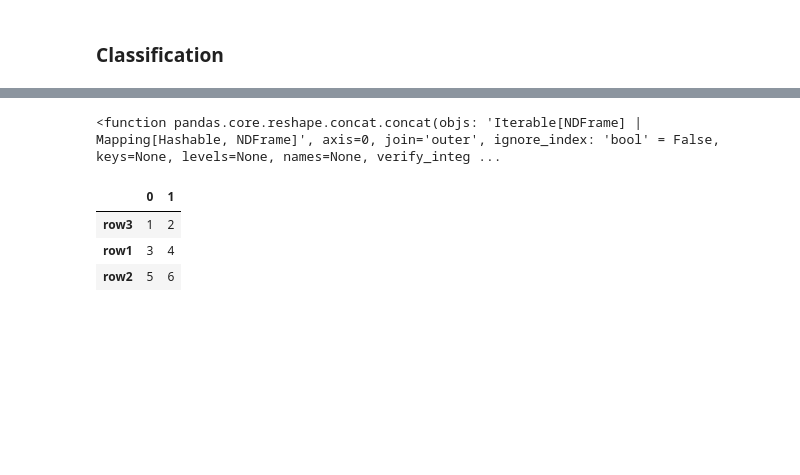
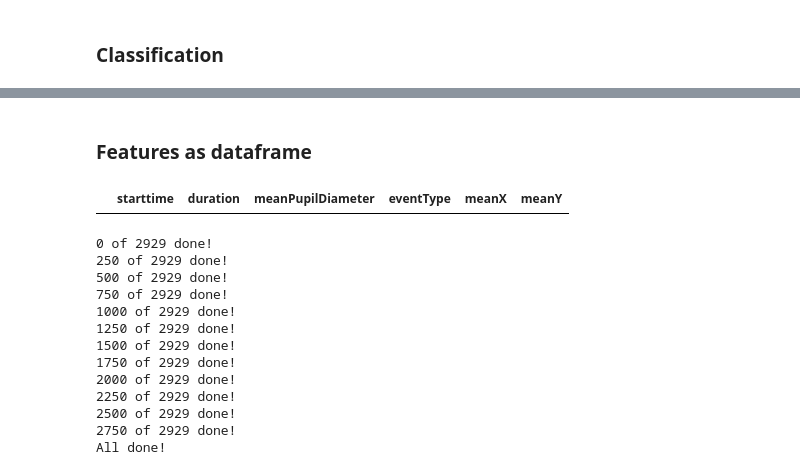
Before and after one commit to kroglkt/CogSci3, a Jupyter notebook: DOVES classifier.ipynb, the cells around one changed output, grey strips where cells are left out. Cells and saved outputs as stored; diff of their text form; code cells hidden in the pictures; blank space fills up the shorter version.

```diff
--- a/DOVES classifier.ipynb
+++ b/DOVES classifier.ipynb
@@ -683,22 +723,44 @@ Avg. precision = 0.0
+# %% [markdown]
+### Features as dataframe
 # %%
 features = pd.DataFrame(columns=['starttime','duration', 'meanPupilDiameter', 'eventType', 'meanX', 'meanY'])
-pd.concat
+features
 # %% [output]
-<function pandas.core.reshape.concat.concat(objs: 'Iterable[NDFrame] | Mapping[Hashable, NDFrame]', axis=0, join='outer', ignore_index: 'bool' = False, keys=None, levels=None, names=None, verify_integ ...
+|  | starttime | duration | meanPupilDiameter | eventType | meanX | meanY |
-# %%
-a_row = pd.Series([1, 2])
-
-df = pd.DataFrame([[3, 4], [5, 6]], index = ["row1", "row2"])
-
-
-row_df = pd.DataFrame([a_row], index = ["row3"])
-
-df = pd.concat([row_df, df])
-
-
-df
-# %% [output]
-|  | 0 | 1 |
-| row3 | 1 | 2 |
-| row1 | 3 | 4 |
-| row2 | 5 | 6 |
+# %%
+list_of_features_dfs = []
+for i in range(len(processed_fixations)):
+    if i%250 == 0:
+        print(f"{i} of {len(processed_fixations)} done!")
+    features = pd.DataFrame(columns=['starttime','duration', 'meanPupilDiameter', 'eventType', 'meanX', 'meanY'])
+
+    for item in processed_fixations[i]:
+        features = features.append({
+            'starttime' : item[2], 'duration' : item[3], 'meanPupilDiameter' : item[4],
+            'eventType' : 'fixation', 'meanX' : item[0], 'meanY' : item[1]
+        }, ignore_index=True)
+
+    for item in processed_saccades[i]:
+        np_item = np.array(item[0])
+        features = features.append({
+            'starttime' : item[1], 'duration' : item[2],
+            'meanPupilDiameter' : np.mean(raw_pupils[i][item[1]:(item[1]+item[2]+1)]),
+            'eventType' : 'saccade', 'meanX' : np.mean(np_item[:,0:1]), 'meanY' : np.mean(np_item[:,0:1])
+        }, ignore_index=True)
+
+    list_of_features_dfs.append(features)
+print("All done!")
+# %% [output]
+0 of 2929 done!
+250 of 2929 done!
+500 of 2929 done!
+750 of 2929 done!
+1000 of 2929 done!
+1250 of 2929 done!
+1500 of 2929 done!
+1750 of 2929 done!
+2000 of 2929 done!
+2250 of 2929 done!
+2500 of 2929 done!
+2750 of 2929 done!
+All done!
```
Also changed, not shown: parts of 9 cells of this notebook.
